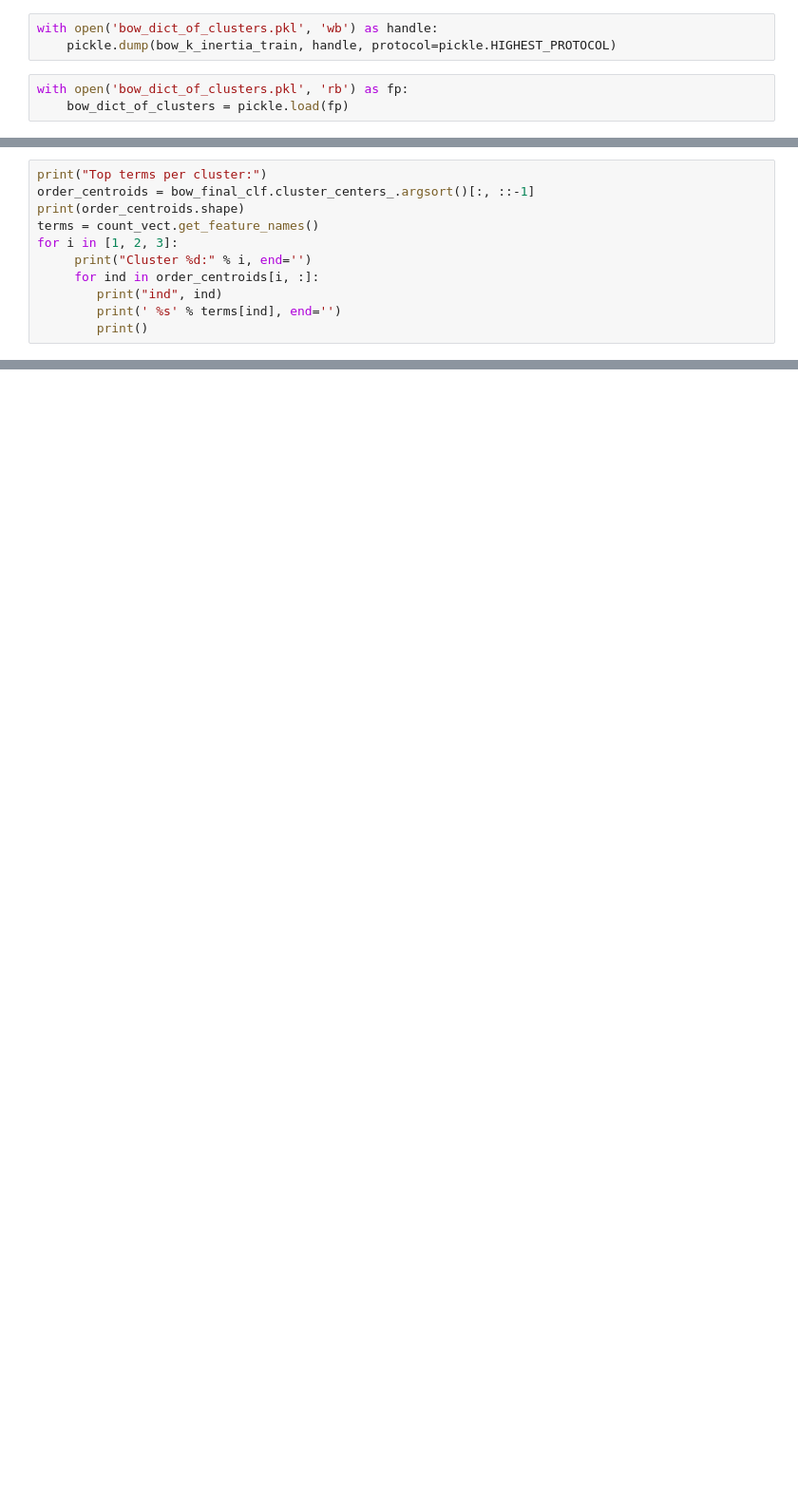
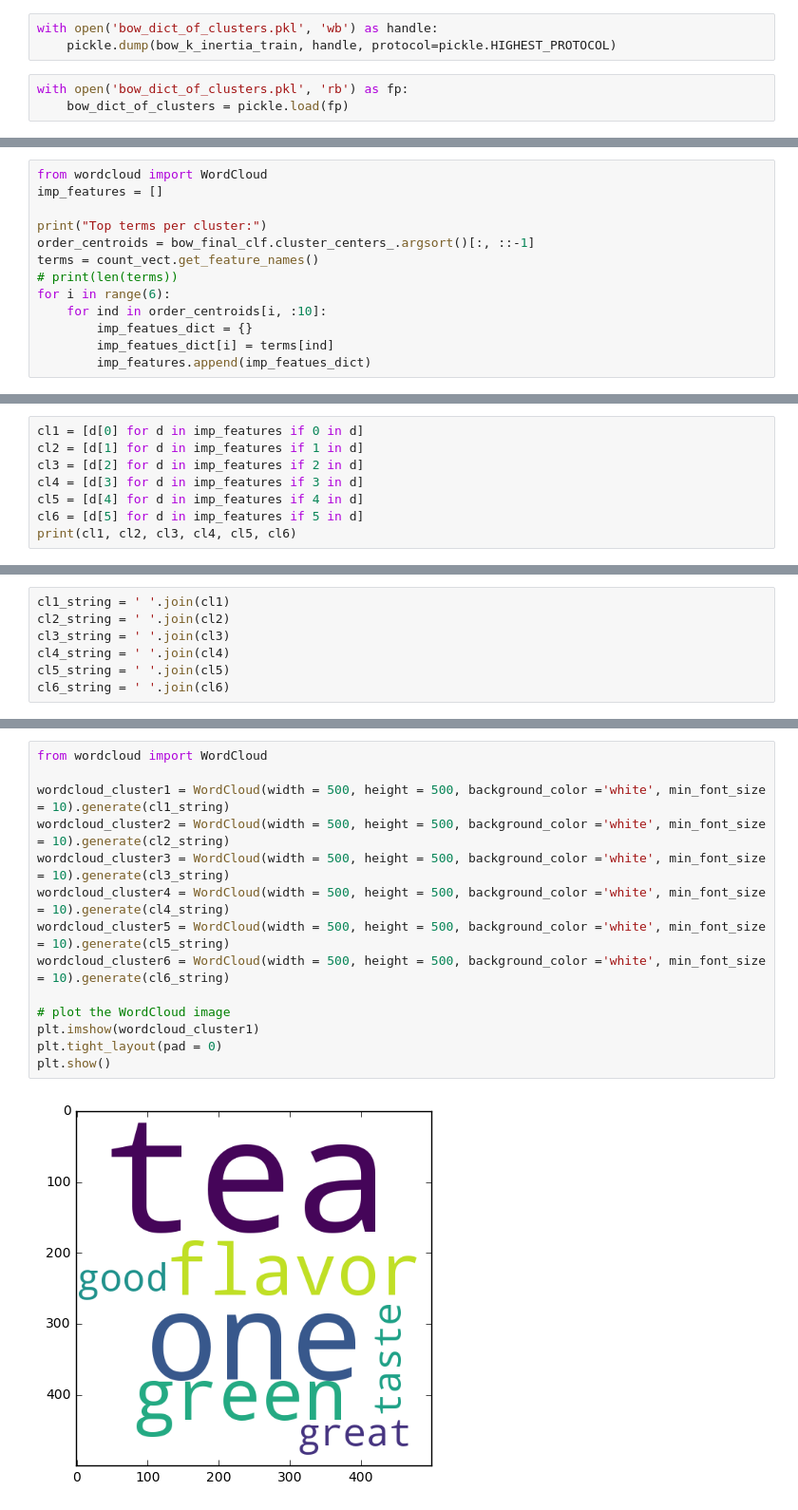
Before and after one commit to rajendrac3/Machine-Learning, a Jupyter notebook: Apply K-means, Agglomerative, DBSCAN clustering algorithms on Amazon reviews data set/Apply K-means, Agglomerative, DBSCAN clustering algorithms on Amazon reviews data set.ipynb, the cells around one changed output, grey strips where cells are left out. Shown at 95% size. Drawn from its saved outputs; the diff is of its cells as text; blank space fills up the shorter version.

Commit message:
created wordclouds for kmeans bow

```diff
--- a/Apply K-means, Agglomerative, DBSCAN clustering algorithms on Amazon reviews data set/Apply K-means, Agglomerative, DBSCAN clustering algorithms on Amazon reviews data set.ipynb
+++ b/Apply K-means, Agglomerative, DBSCAN clustering algorithms on Amazon reviews data set/Apply K-means, Agglomerative, DBSCAN clustering algorithms on Amazon reviews data set.ipynb
@@ -640,15 +669,17 @@ KMeans(algorithm='auto', copy_x=True, init='k-means++', max_iter=300,
     n_clusters=6, n_init=10, n_jobs=-1, precompute_distances='auto',
     random_state=None, tol=0.0001, verbose=0)
 # %%
+from wordcloud import WordCloud
+imp_features = []
+
 print("Top terms per cluster:")
 order_centroids = bow_final_clf.cluster_centers_.argsort()[:, ::-1]
-print(order_centroids.shape)
 terms = count_vect.get_feature_names()
-for i in [1, 2, 3]:
-     print("Cluster %d:" % i, end='')
-     for ind in order_centroids[i, :]:
-        print("ind", ind)
-        print(' %s' % terms[ind], end='')
-        print()
+# print(len(terms))
+for i in range(6):
+    for ind in order_centroids[i, :10]:
+        imp_featues_dict = {}
+        imp_featues_dict[i] = terms[ind]
+        imp_features.append(imp_featues_dict)
 # %% [output]
 Top terms per cluster:
@@ -657,0 +692,8 @@ IndexError: list index out of range
+# %%
+cl1 = [d[0] for d in imp_features if 0 in d]
+cl2 = [d[1] for d in imp_features if 1 in d]
+cl3 = [d[2] for d in imp_features if 2 in d]
+cl4 = [d[3] for d in imp_features if 3 in d]
+cl5 = [d[4] for d in imp_features if 4 in d]
+cl6 = [d[5] for d in imp_features if 5 in d]
+print(cl1, cl2, cl3, cl4, cl5, cl6)
@@ -657,0 +702,7 @@ IndexError: list index out of range
+# %%
+cl1_string = ' '.join(cl1)
+cl2_string = ' '.join(cl2)
+cl3_string = ' '.join(cl3)
+cl4_string = ' '.join(cl4)
+cl5_string = ' '.join(cl5)
+cl6_string = ' '.join(cl6)
@@ -657,0 +713,16 @@ IndexError: list index out of range
+# %%
+from wordcloud import WordCloud
+
+wordcloud_cluster1 = WordCloud(width = 500, height = 500, background_color ='white', min_font_size = 10).generate(cl1_string)
+wordcloud_cluster2 = WordCloud(width = 500, height = 500, background_color ='white', min_font_size = 10).generate(cl2_string)
+wordcloud_cluster3 = WordCloud(width = 500, height = 500, background_color ='white', min_font_size = 10).generate(cl3_string)
+wordcloud_cluster4 = WordCloud(width = 500, height = 500, background_color ='white', min_font_size = 10).generate(cl4_string)
+wordcloud_cluster5 = WordCloud(width = 500, height = 500, background_color ='white', min_font_size = 10).generate(cl5_string)
+wordcloud_cluster6 = WordCloud(width = 500, height = 500, background_color ='white', min_font_size = 10).generate(cl6_string)
+
+# plot the WordCloud image
+plt.imshow(wordcloud_cluster1)
+plt.tight_layout(pad = 0)
+plt.show()
+# %% [output]
+[figure, added]
```
Also changed, not shown: parts of 18 cells of this notebook.
